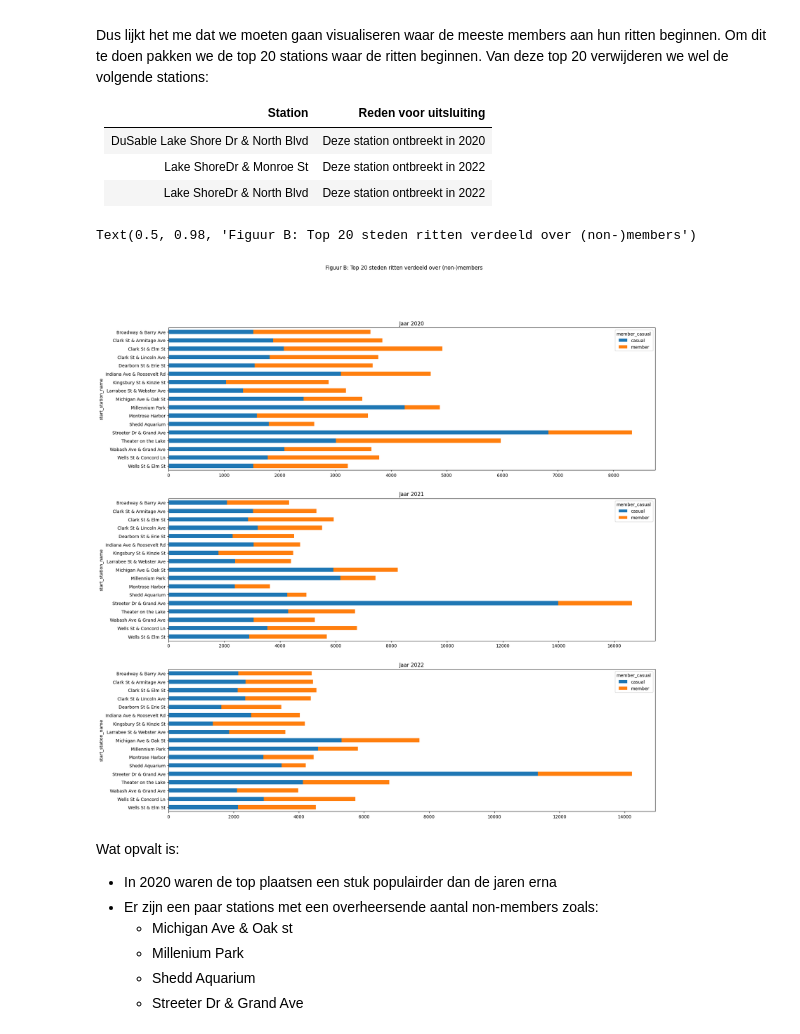
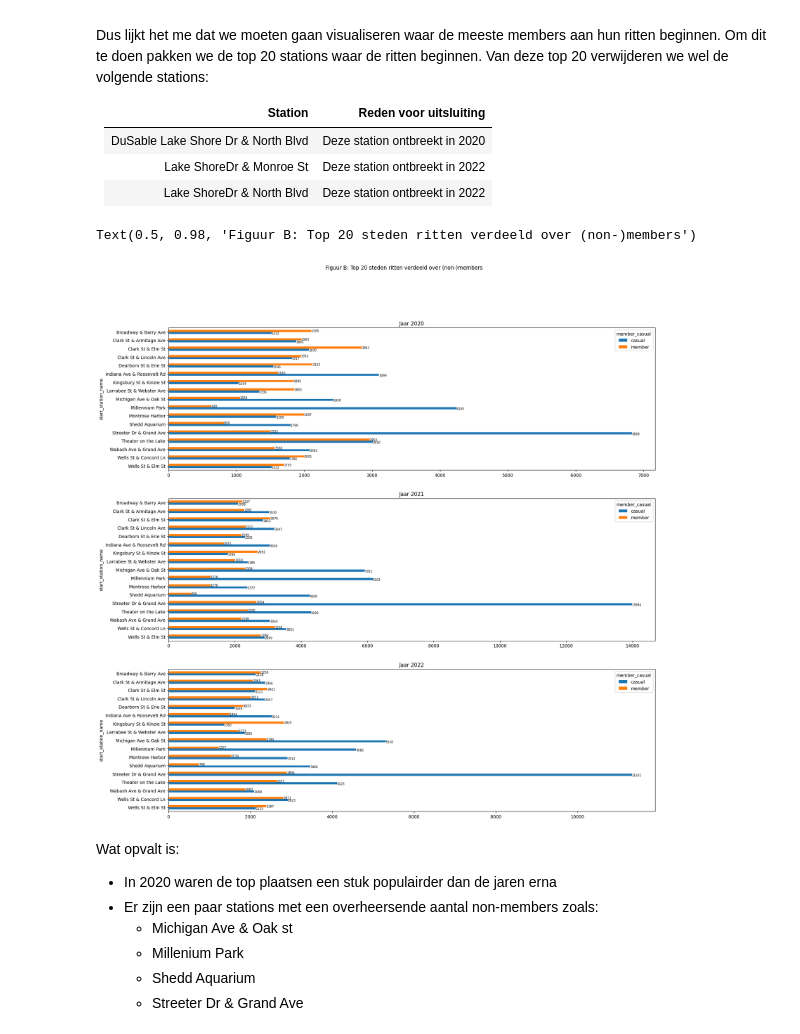
Before and after one commit to thiagovandieten/unspecified-data-analysis-project, a Jupyter notebook: bit-bikes-analyse.ipynb, the cells around one changed output. Saved outputs shown, nothing was run; the diff lists cells and outputs as text; code cells hidden in the pictures.

```diff
--- a/bit-bikes-analyse.ipynb
+++ b/bit-bikes-analyse.ipynb
@@ -102,7 +114,7 @@ grouped_by_year_member.unstack().plot(kind='bar', stacked=False)
 plt.xlabel('Jaar')
 plt.ylabel('Aantal ritten')
 plt.title("Figuur A: Aantal ritten verdeeld over (non-)members tussen 2020-2022")
-x_cordinates = (-0.20, 0.05, 0.80, 1.05, 1.80, 2.05)
+x_cordinates = (-0.25, 0, 0.75, 1, 1.75, 2)
 for index, value in enumerate(grouped_by_year_member):
     plt.text(x_cordinates[index], grouped_by_year_member.iloc[index], grouped_by_year_member.iloc[index], fontsize="x-small")
 # %% [output]
@@ -122,21 +134,36 @@ Dus lijkt het me dat we moeten gaan visualiseren waar de meeste members aan hun
 # %%
 top20_stations = df_all.groupby('start_station_name')['start_station_name'].value_counts().nlargest(20)
 
 
 df_top20_sname_year = df_all[df_all["start_station_name"].isin(top20_stations.index)][['start_station_name', 'member_casual', 'year']]
 df_top20_sname_year.drop(df_top20_sname_year[df_top20_sname_year['start_station_name'].isin(['DuSable Lake Shore Dr & North Blvd', 'Lake Shore Dr & Monroe St', 'Lake Shore Dr & North Blvd'])].index, inplace=True)
 
 
 fig, ax = plt.subplots(figsize=(20, 20), nrows=3, ncols=1)
 
+y_cordinates = [*range(17)] + [*range(17)]
+y_cordinates.sort()
+
 for i in range(2020, 2023):
-    df_top20_sname_year[df_top20_sname_year['year'] == i].groupby(['start_station_name', 'member_casual']).size().unstack(fill_value=0).iloc[::-1].plot(kind='barh', stacked=True, ax=ax[(i-2020)])
+    top20_size = df_top20_sname_year[df_top20_sname_year['year'] == i].groupby(['start_station_name', 'member_casual']).size()
+    top20_size.unstack(fill_value=0).iloc[::-1].plot(kind='barh', stacked=False, ax=ax[(i-2020)])
     ax[(i-2020)].set_title(f"Jaar {i}")
 
+    reverse_top20_size = top20_size.iloc[::-1]
+    count_station_members = reverse_top20_size.count()
+
+    for index in range(count_station_members):
+        if (index % 2 == 0):
+            ax[(i-2020)].text(reverse_top20_size.iloc[index], y_cordinates[index] , reverse_top20_size.iloc[index], fontsize="x-small")
+        else:
+            ax[(i-2020)].text(reverse_top20_size.iloc[index], (y_cordinates[index] - 0.3), reverse_top20_size.iloc[index], fontsize="x-small")
+
+        index -= 1
+
 fig.suptitle("Figuur B: Top 20 steden ritten verdeeld over (non-)members")
 # %% [output]
 Text(0.5, 0.98, 'Figuur B: Top 20 steden ritten verdeeld over (non-)members')
-[figure, old version]
+[figure, new version]
 # %% [markdown]
 Wat opvalt is:
 
```
Also changed, not shown: parts of 2 cells of this notebook, 2 other files.
